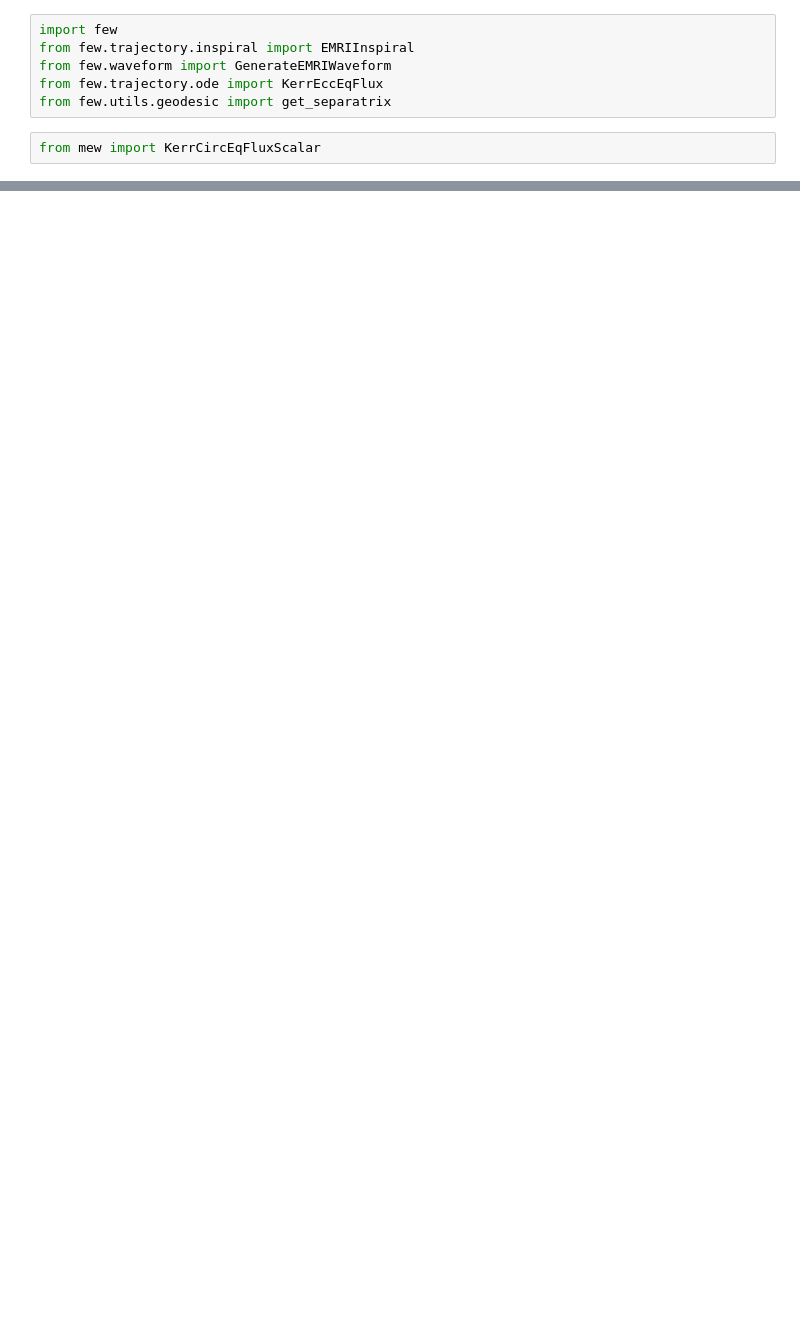
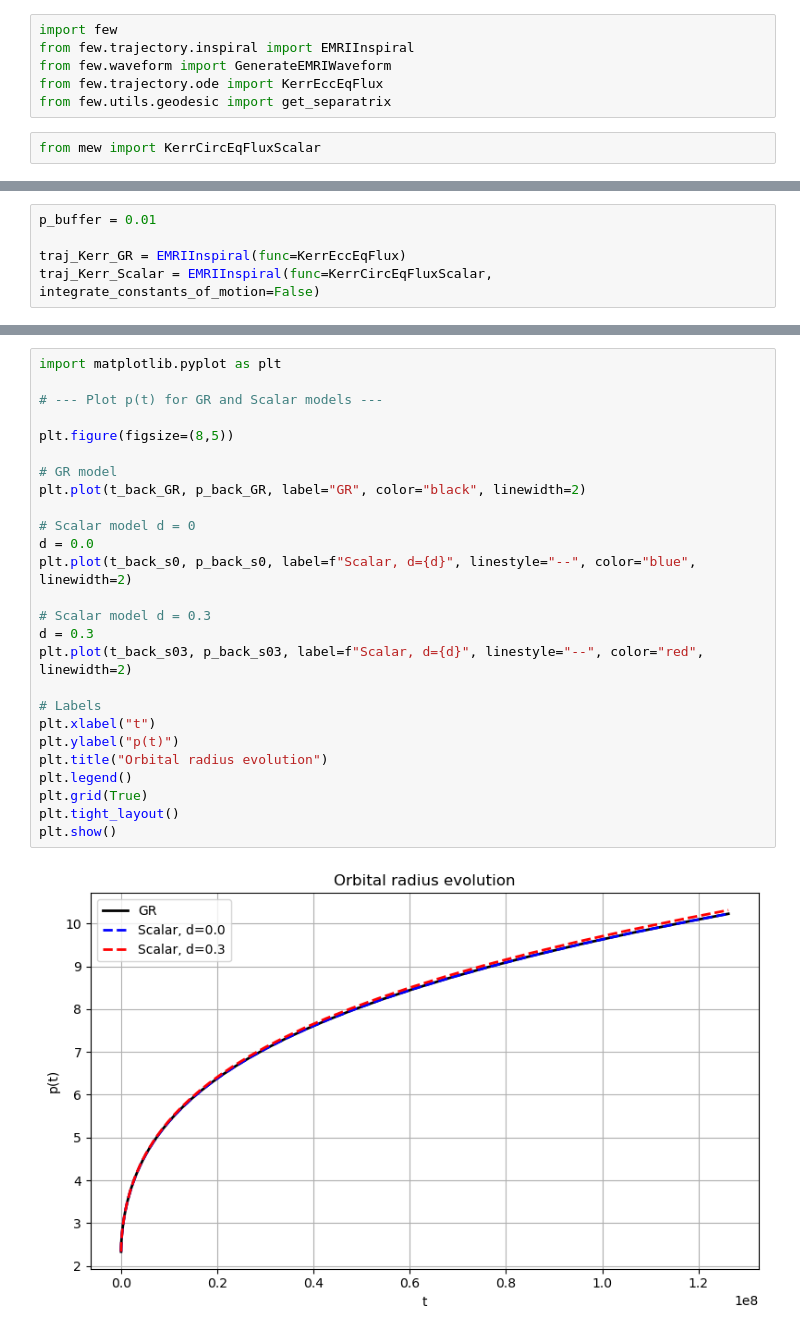
Before and after one commit to susannabarsanti/ModifiedEMRIWaveforms, a Jupyter notebook: notebooks/example.ipynb, the cells around one changed output, grey strips where cells are left out. Cells and saved outputs as stored; diff of their text form; blank space fills up the shorter version.

```diff
--- a/notebooks/example.ipynb
+++ b/notebooks/example.ipynb
@@ -57,0 +9,5 @@ p0 set to  7.163941973683536
+# %%
+p_buffer = 0.01
+
+traj_Kerr_GR = EMRIInspiral(func=KerrEccEqFlux)
+traj_Kerr_Scalar = EMRIInspiral(func=KerrCircEqFluxScalar, integrate_constants_of_motion=False)
@@ -57,0 +61,28 @@ p0 set to  7.163941973683536
+# %%
+import matplotlib.pyplot as plt
+
+# --- Plot p(t) for GR and Scalar models ---
+
+plt.figure(figsize=(8,5))
+
+# GR model
+plt.plot(t_back_GR, p_back_GR, label="GR", color="black", linewidth=2)
+
+# Scalar model d = 0
+d = 0.0
+plt.plot(t_back_s0, p_back_s0, label=f"Scalar, d={d}", linestyle="--", color="blue", linewidth=2)
+
+# Scalar model d = 0.3
+d = 0.3
+plt.plot(t_back_s03, p_back_s03, label=f"Scalar, d={d}", linestyle="--", color="red", linewidth=2)
+
+# Labels
+plt.xlabel("t")
+plt.ylabel("p(t)")
+plt.title("Orbital radius evolution")
+plt.legend()
+plt.grid(True)
+plt.tight_layout()
+plt.show()
+# %% [output]
+[figure, added]
```
Also changed, not shown: parts of 12 cells of this notebook, 2 other files.
